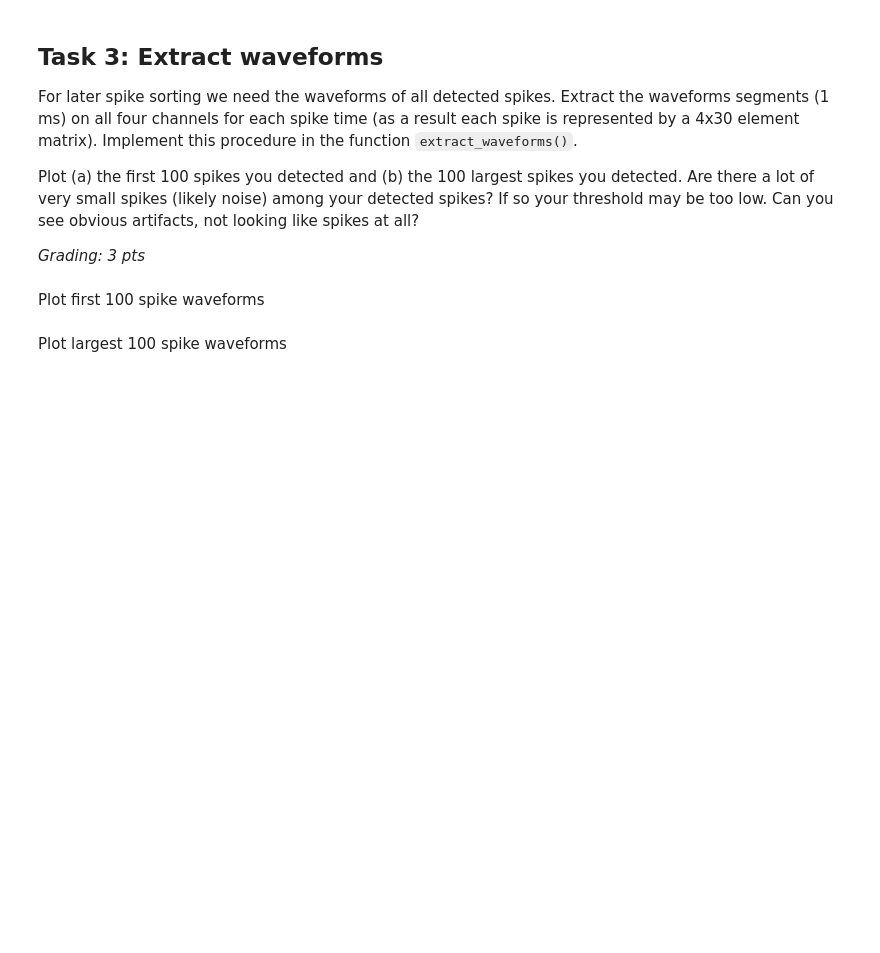
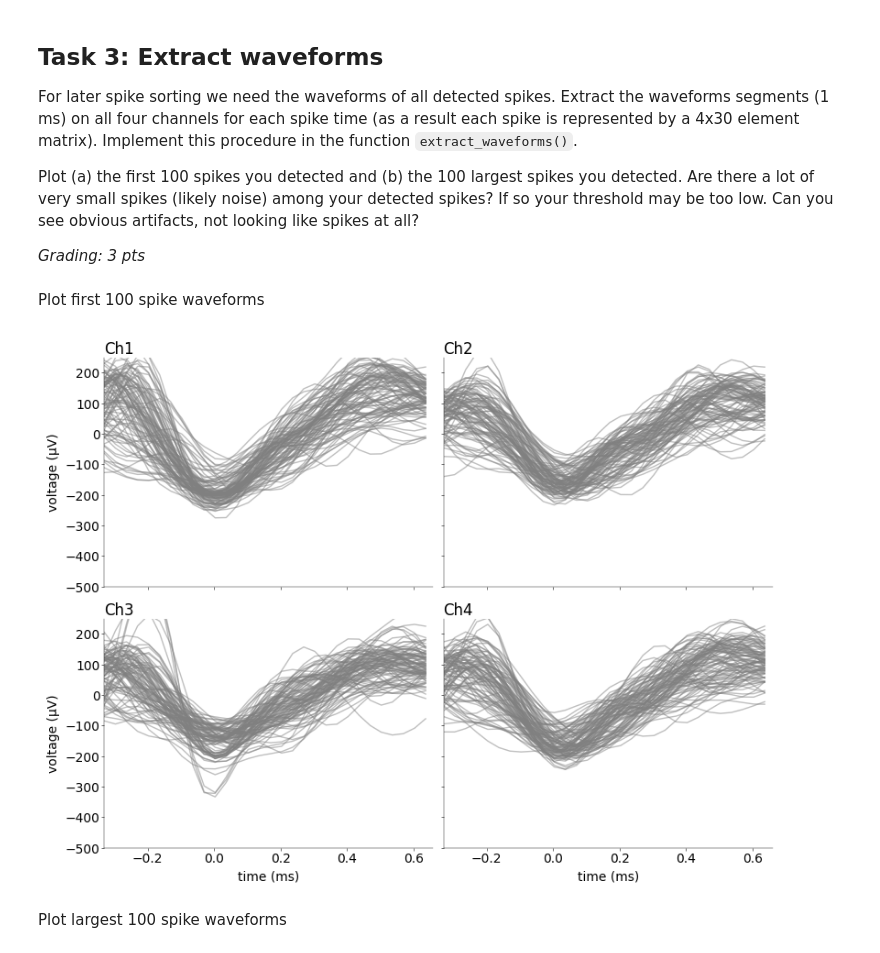
Before and after one commit to ZhidongZhang96/Course_NeuralDataScience_SS26, a Jupyter notebook: notebooks/CodingLab1.ipynb, the cells around one changed output. Drawn from its saved outputs; the diff is of its cells as text; code cells hidden in the pictures; blank space fills up the shorter version.

```diff
--- a/notebooks/CodingLab1.ipynb
+++ b/notebooks/CodingLab1.ipynb
@@ -336,40 +508,66 @@ def extract_waveforms(x: np.ndarray, s: np.ndarray) -> np.ndarray:
     # -------------------------------
     # extract spike waveforms (1 pt)
     # -------------------------------
+    length_window = int(1.0 * fs / 1000)
+    w = []
+    for i, _ in enumerate(cols):
+        x_i = x[:, i]
+        waveforms_i = [
+            x_i[spike_time - length_window // 3 : spike_time + length_window * 2 // 3]
+            for spike_time in s
+        ]  # (n_spikes, length_window)
+        w.append(waveforms_i)
 
-    pass
+    w = np.array(w).transpose(
+        1, 2, 0
+    )  # (n_channels, n_spikes, length_window) -> (n_spikes, length_window, n_channels)
+    return w
+# %%
+w = extract_waveforms(xf.to_numpy(dtype=float), s)
 # %% [markdown]
 Plot first 100 spike waveforms
 # %%
 # ---------------------------------------------------------------------
 # plot first and largest 100 spikes and answer the questions (1+1 pts)
 # ---------------------------------------------------------------------
 
 # first 100 spikes
 
 mosaic = [
     ["Ch1", "Ch2"],
     ["Ch3", "Ch4"],
 ]
 fig, ax = plt.subplot_mosaic(
     mosaic=mosaic, figsize=(8, 6), layout="constrained", dpi=100
 )
 
 # cols = ["Ch1", "Ch2", "Ch3", "Ch4"]
 for i, col in enumerate(cols):
 
     # labeling etc
     ax[col].set_ylim((-500, 250))
     ax[col].set_xlim((-0.33, 0.66))
     ax[col].set_title(col, loc="left")
     if col == "Ch3" or col == "Ch4":
         ax[col].set_xlabel("time (ms)")
     else:
         ax[col].set_xticklabels([])
     if col == "Ch1" or col == "Ch3":
         ax[col].set_ylabel("voltage (μV)")
     else:
         ax[col].set_yticklabels([])
+
+    # ax[col].axvline(0, color="red", linestyle="--", alpha=0.5)
+    # Add data
+    for j in range(100):
+        ax[col].plot(
+            np.arange(w.shape[1]) / fs * 1000 - 0.33,
+            w[j, :, i],
+            color="gray",
+            alpha=0.5,
+        )
+# %% [output]
+[figure, added]
 # %% [markdown]
 Plot largest 100 spike waveforms
 # %%
```
Also changed, not shown: parts of 20 cells of this notebook, 2 other files.
